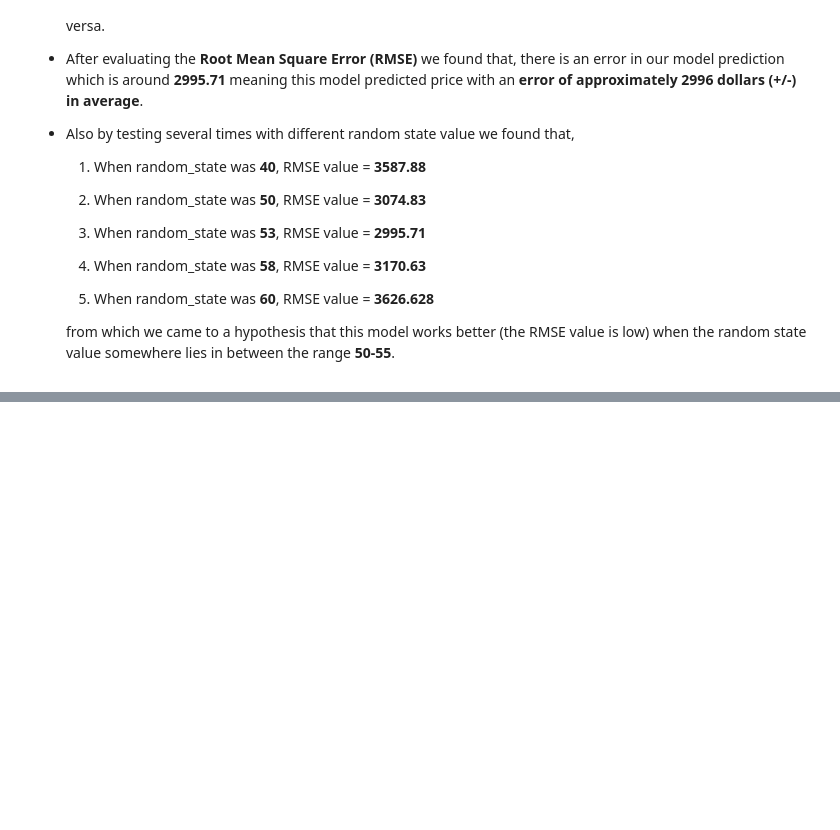
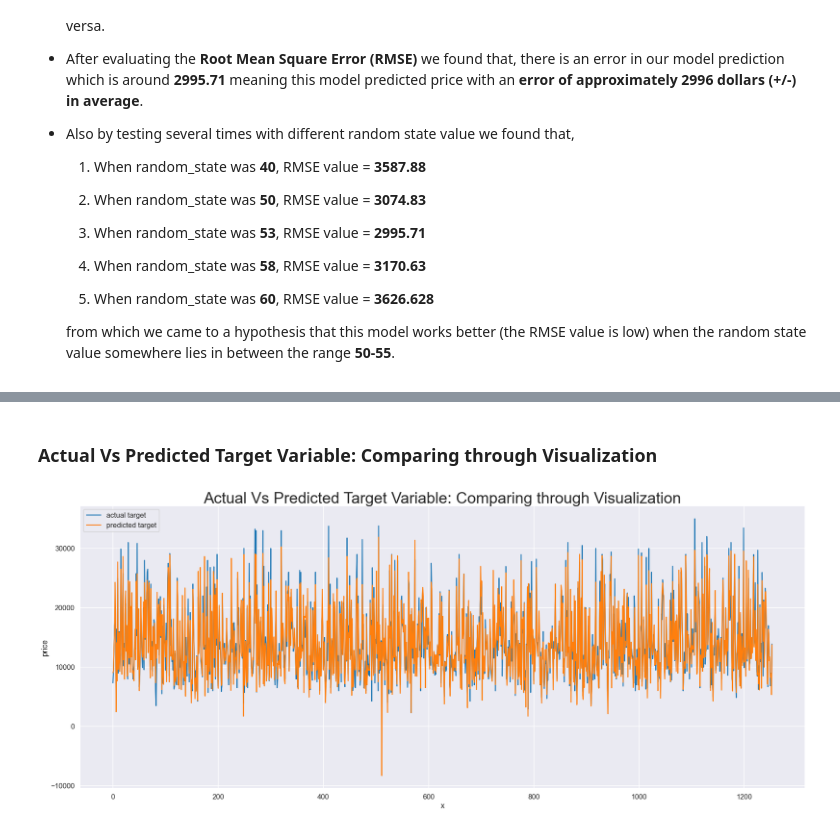
Before and after one commit to roypriyanka7/Skoda_Used_Car_Analysis, a Jupyter notebook: skoda_used_car_ML.ipynb, the cells around one changed output, grey strips where cells are left out. Cells and saved outputs as stored; diff of their text form; code cells hidden in the pictures; blank space fills up the shorter version.

```diff
--- a/skoda_used_car_ML.ipynb
+++ b/skoda_used_car_ML.ipynb
@@ -629,0 +642,13 @@ print(RMSE)
+# %%
+# One-hot Encoding
+
+df = pd.get_dummies(df, drop_first=True)
+display(df.head())
+print(df.shape)
+# Separating features and target variable
+target= ['price']
+
+X= df.drop('price', axis=1)
+y= df[target]
+
+print("\n\nFeature Shape:", X.shape,  "\nTarget Shape:", y.shape)
@@ -629,0 +670,5 @@ print(RMSE)
+# %%
+# splitting the dataset into test and train data where 80% data is used to train the model
+X_train, X_test, y_train, y_test= train_test_split(X, y, train_size= 0.8, random_state= 53)
+
+print(X_train.shape, X_test.shape, y_train.shape, y_test.shape)
@@ -629,0 +679,3 @@ print(RMSE)
+# %%
+model = LinearRegression()
+model= model.fit(X_train, y_train)
@@ -629,0 +712,3 @@ print(RMSE)
+# %%
+y_pred= model.predict(X_test)
+print(y_pred)
@@ -629,0 +761,16 @@ print(RMSE)
+# %% [markdown]
+<h3>Actual Vs Predicted Target Variable: Comparing through Visualization</h3>
+# %%
+sns.set_context('talk')
+plt.figure(figsize=(30,12))
+
+y_test['pred'] = y_pred
+y_test['x'] = np.arange(0,y_test.shape[0],1).tolist()
+
+sns.lineplot(x= 'x', y= 'price', data=y_test, label= "actual target")
+sns.lineplot(x= 'x', y= 'pred', data=y_test, label= "predicted target")
+
+plt.title("Actual Vs Predicted Target Variable: Comparing through Visualization", fontsize= '36', ha= 'center')
+plt.show()
+# %% [output]
+[figure, added]
```
Also changed, not shown: parts of 17 cells of this notebook.
